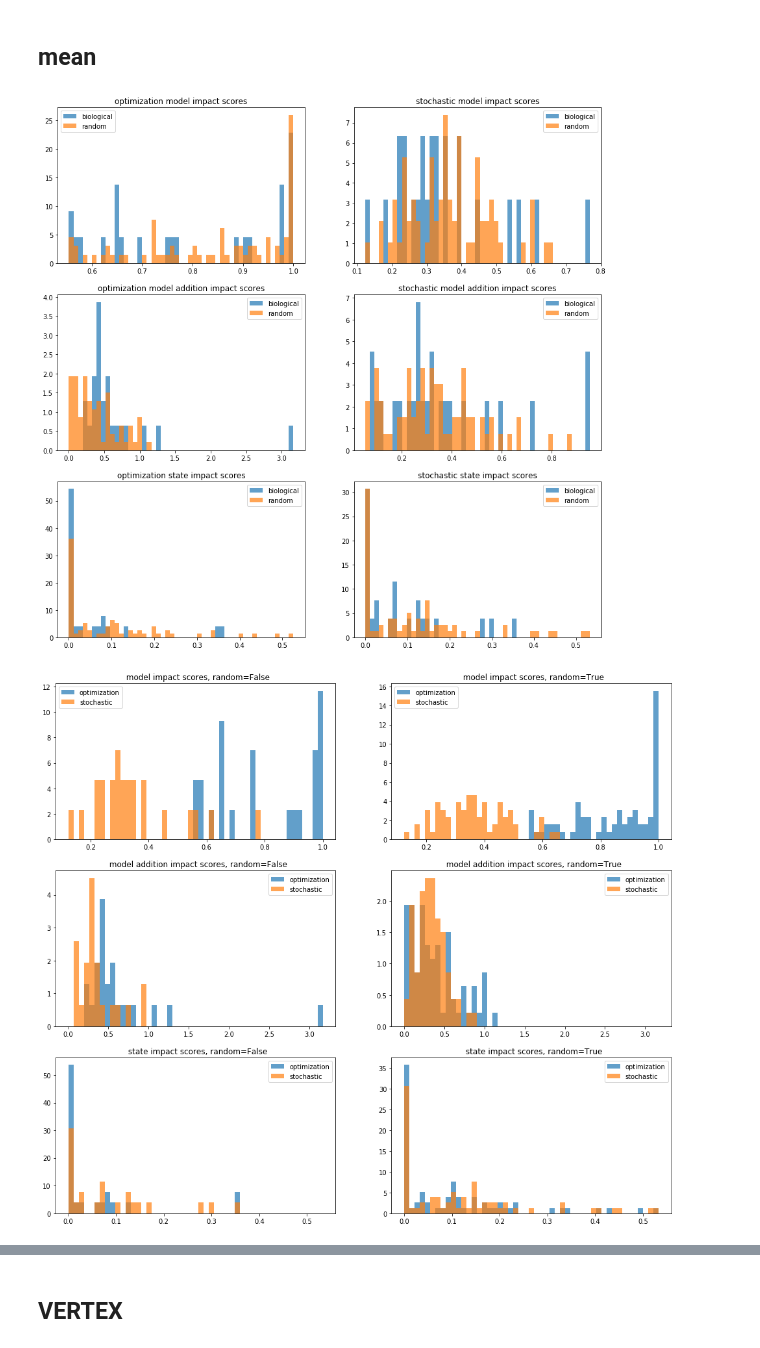
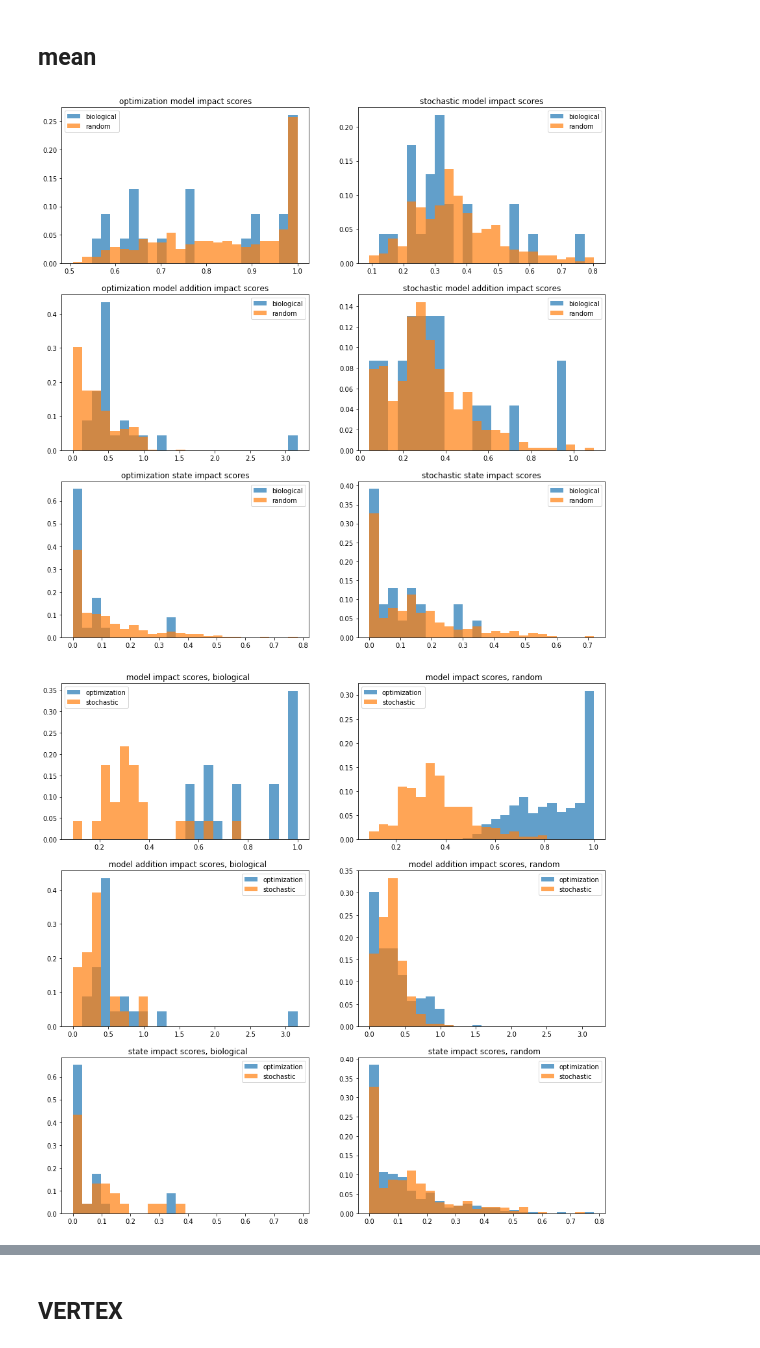
Before and after one commit to arielbro/TimeSeriesNetworkInference, a Jupyter notebook: attractors_result_analysis.ipynb, the cells around one changed output, grey strips where cells are left out. Drawn from its saved outputs; the diff is of its cells as text; code cells hidden in the pictures.

```diff
--- a/attractors_result_analysis.ipynb
+++ b/attractors_result_analysis.ipynb
@@ -2,6 +2,7 @@
 %matplotlib inline
 
 import os, sys
+import seaborn
 import pandas as pd
 import numpy as np
 import stochastic
@@ -15,6 +16,11 @@ def load_data(res_dir):
     for filename in os.listdir(res_dir):
         if ".csv" in filename:
             data = pd.concat([data, pd.read_csv(os.path.join(res_dir, filename))])
+
+    # exclude three acyclic graphs that might be included by accident
+    data = data[~(data.graph_name.str.contains("VEGF") |
+                          data.graph_name.str.contains("Toll Pathway") | data.graph_name.str.contains("Processing of Spz"))]
+
     return data
 
 def extract_mean_scores_data(list_data):
@@ -42,6 +48,7 @@ def treat_unequal_representation(data, min_threshold=0.8):
     # TODO: rewrite this horror of a code
     res_data = pd.DataFrame()
     n_rnds = []
+    print "#original graphs={}".format(len(data.graph_name.unique()))
     for graph_name in data.graph_name.unique():
         n_bio = len(data.loc[(data.graph_name == graph_name) & (data.is_random == False)])
         n_rnd = len(data.loc[(data.graph_name == graph_name) & (data.is_random == True)])
@@ -51,10 +58,12 @@ def treat_unequal_representation(data, min_threshold=0.8):
             res_data = pd.concat([res_data, data[data.graph_name == graph_name]])
         n_rnds.append(n_rnd)
 
+    print "#original graphs with bio={}".format(len(res_data.graph_name.unique()))
+
     final_res_data = pd.DataFrame()
     for graph_name in res_data.graph_name.unique():
         n_rnd = len(res_data.loc[(res_data.graph_name == graph_name) & (res_data.is_random == True)])
-        if n_rnd >= max(n_rnds) * 0.8:
+        if n_rnd >= max(n_rnds) * min_threshold:
             final_res_data = pd.concat([final_res_data, res_data.loc[(res_data.graph_name == graph_name)]])
 
     return final_res_data
@@ -64,7 +73,7 @@ def convert_model_addition_scores(data, K=30):
     data['optimization_model_addition_impact_scores'] = data['optimization_model_addition_impact_scores'] * K / data['num_attractors']
     return data
 # %%
-data = treat_unequal_representation(load_data("results/29_10_pooled"), min_threshold=0.8)
+data = treat_unequal_representation(load_data("results/29_10_pooled"), min_threshold=0.2)
 mean_data = extract_mean_scores_data(data)
 vertex_data = extract_vertex_scores_data(data)
 
@@ -84,34 +111,41 @@ fig, ax = plt.subplots(nrows=len(score_types)/2, ncols=2, sharey=False, sharex=F
 
 i = 0
 for score in score_types:
-    bins = np.linspace(min(mean_data[score]), max(mean_data[score]), 50)
+    bins = np.linspace(min(mean_data[score]), max(mean_data[score]), 25)
     cur_ax = ax[i / 2, i % 2]
     for is_random in [False, True]:
-        cur_ax.hist(mean_data.loc[mean_data.is_random == is_random][score], alpha=0.7, bins=bins, density=True)
+        bar_data = mean_data.loc[mean_data.is_random == is_random][score].values
+        weights = np.ones_like(bar_data) / float(len(bar_data))
+        cur_ax.hist(bar_data, alpha=0.7, bins=bins, weights=weights)
     cur_ax.legend(["biological", "random"])
     cur_ax.set_title(score.replace("_", " "))
     i += 1
+plt.savefig("mean_score_histograms_israndom.png")
 plt.show()
 # %% [output]
-[figure, old version]
+[figure, new version]
 # %%
-fig, ax = plt.subplots(nrows=len(score_types)/2, ncols=2, sharey=False, sharex=False, figsize=(17, 15))
+fig, ax = plt.subplots(nrows=len(score_types)/2, ncols=2, sharey=False, sharex=False, figsize=(15, 15))
 
 i = 0
 score_pairs = [(s, s.replace("optimization", "stochastic")) for s in score_types if "optimization" in s]
 for score_pair in score_pairs:
     for is_random in [False, True]:
         bins = np.linspace(min(min(mean_data[score_pair[0]]), min(mean_data[score_pair[1]])),
-                           max(max(mean_data[score_pair[0]]), max(mean_data[score_pair[1]])), 50)
+                           max(max(mean_data[score_pair[0]]), max(mean_data[score_pair[1]])), 25)
         cur_ax = ax[i / 2, i % 2]
         for score in score_pair:
-            cur_ax.hist(mean_data.loc[mean_data.is_random == is_random][score], alpha=0.7, bins=bins, density=True)
+            bar_data = mean_data.loc[mean_data.is_random == is_random][score].values
+            weights = np.ones_like(bar_data) / float(len(bar_data))
+            cur_ax.hist(bar_data, alpha=0.7, bins=bins, weights=weights)
         cur_ax.legend(["optimization", "stochastic"])
-        cur_ax.set_title("{}, random={}".format(score_pair[0].replace("optimization", " ").replace("_", " "), is_random))
+        cur_ax.set_title("{}, {}".format(score_pair[0].replace("optimization", " ").replace("_", " "),
+                                         "random" if is_random else "biological"))
         i += 1
+plt.savefig("mean_score_histograms_method.png")
 plt.show()
 # %% [output]
-[figure, old version]
+[figure, new version]
 # %%
 fig, ax = plt.subplots(nrows=1, ncols=3, sharey=False, sharex=False, figsize=(17, 5))
 
```
Also changed, not shown: parts of 20 cells of this notebook, 8 other files.
